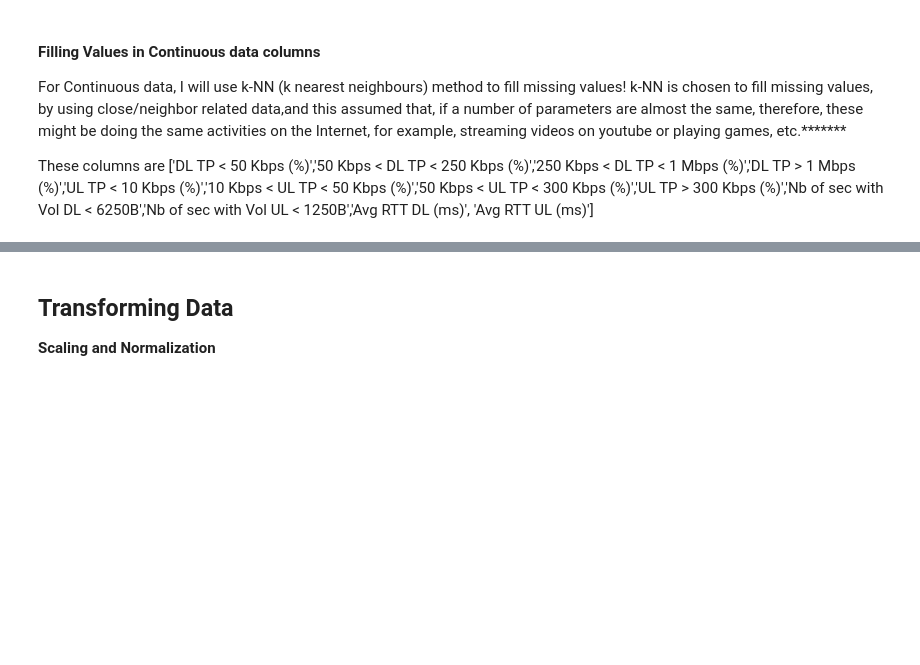
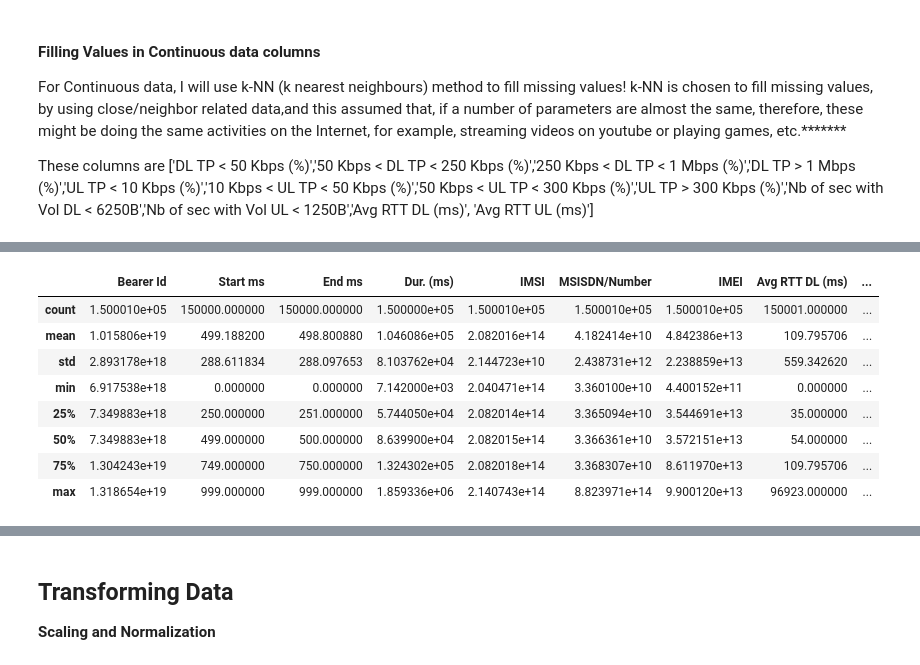
Before and after one commit to Caphace-Ethan/Telecom-User-Data-Analysis, a Jupyter notebook: notebooks/Data_Exploratory_Analysis.ipynb, the cells around one changed output, grey strips where cells are left out. Cells and saved outputs as stored; diff of their text form; code cells hidden in the pictures; blank space fills up the shorter version.

```diff
--- a/notebooks/Data_Exploratory_Analysis.ipynb
+++ b/notebooks/Data_Exploratory_Analysis.ipynb
@@ -378,0 +385,14 @@ Other missing columns can be fixed based on your understanding, you can decide t
+# %%
+# Descriptions of the Columns Statistics
+
+processed_data.describe()
+# %% [output]
+|  | Bearer Id | Start ms | End ms | Dur. (ms) | IMSI | MSISDN/Number | IMEI | Avg RTT DL (ms) | ... |
+| count | 1.500010e+05 | 150000.000000 | 150000.000000 | 1.500000e+05 | 1.500010e+05 | 1.500010e+05 | 1.500010e+05 | 150001.000000 | ... |
+| mean | 1.015806e+19 | 499.188200 | 498.800880 | 1.046086e+05 | 2.082016e+14 | 4.182414e+10 | 4.842386e+13 | 109.795706 | ... |
+| std | 2.893178e+18 | 288.611834 | 288.097653 | 8.103762e+04 | 2.144723e+10 | 2.438731e+12 | 2.238859e+13 | 559.342620 | ... |
+| min | 6.917538e+18 | 0.000000 | 0.000000 | 7.142000e+03 | 2.040471e+14 | 3.360100e+10 | 4.400152e+11 | 0.000000 | ... |
+| 25% | 7.349883e+18 | 250.000000 | 251.000000 | 5.744050e+04 | 2.082014e+14 | 3.365094e+10 | 3.544691e+13 | 35.000000 | ... |
+| 50% | 7.349883e+18 | 499.000000 | 500.000000 | 8.639900e+04 | 2.082015e+14 | 3.366361e+10 | 3.572151e+13 | 54.000000 | ... |
+| 75% | 1.304243e+19 | 749.000000 | 750.000000 | 1.324302e+05 | 2.082018e+14 | 3.368307e+10 | 8.611970e+13 | 109.795706 | ... |
+| max | 1.318654e+19 | 999.000000 | 999.000000 | 1.859336e+06 | 2.140743e+14 | 8.823971e+14 | 9.900120e+13 | 96923.000000 | ... |
```
Also changed, not shown: parts of 7 cells of this notebook.
